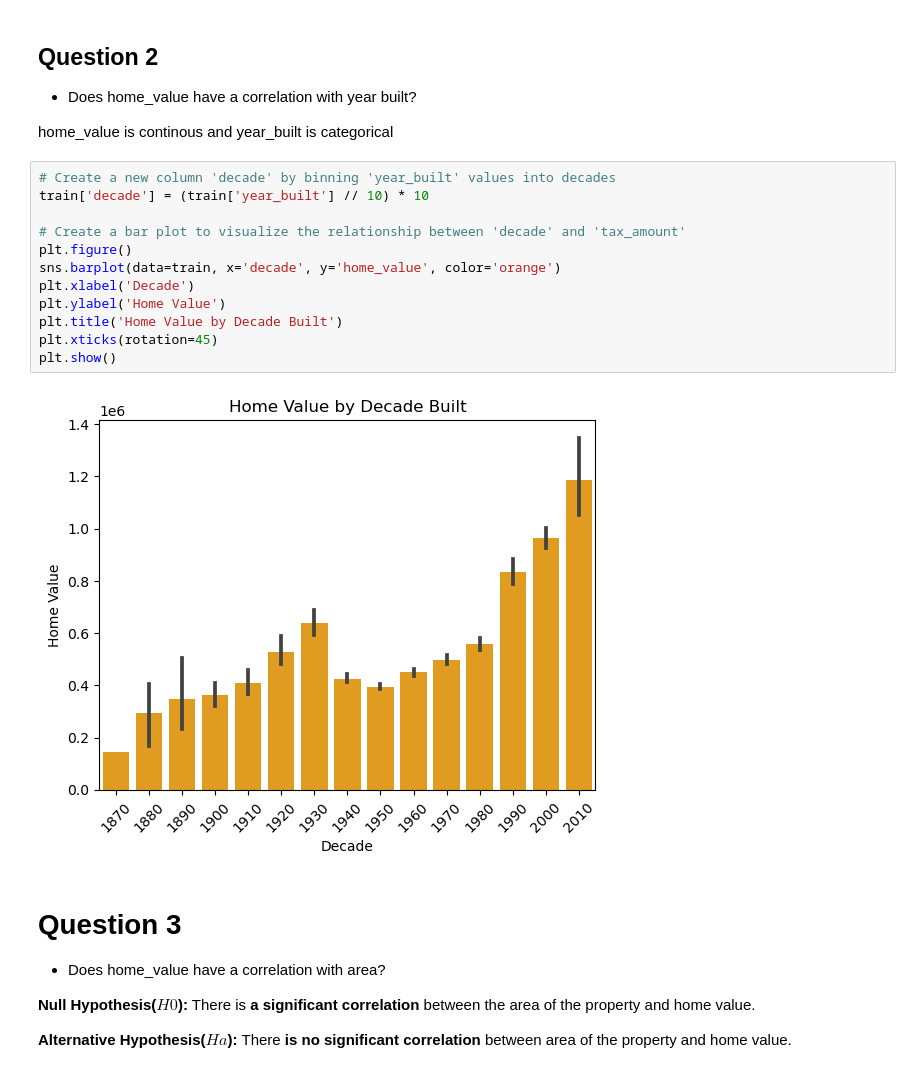
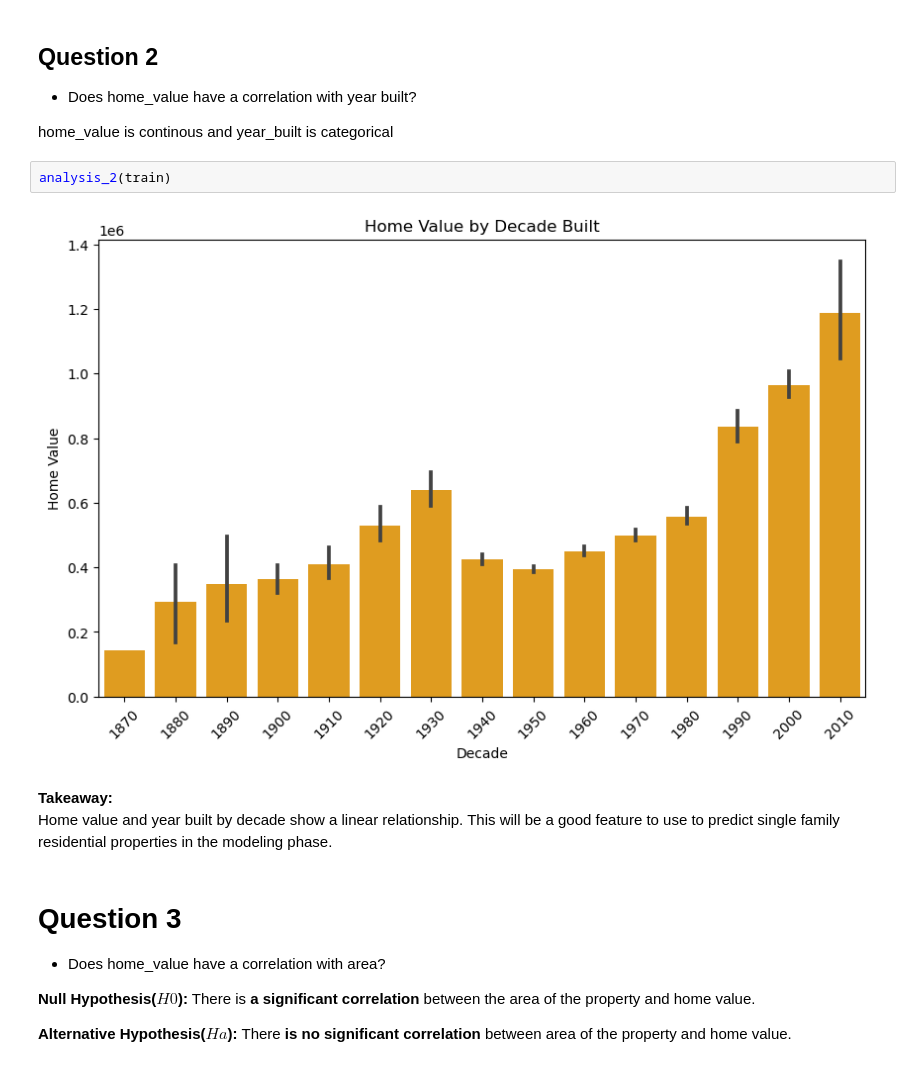
Before and after one commit to Marc-Aradillas/zillow_project, a Jupyter notebook: mvp-2.ipynb, the cells around one changed output. Cells and saved outputs as stored; diff of their text form.

```diff
--- a/mvp-2.ipynb
+++ b/mvp-2.ipynb
@@ -132,20 +71,13 @@ bedrooms clearly have a relationship that appears linear. This will be a good fe
 * Does home_value have a correlation with year built?
 
 home_value is continous and year_built is categorical
-# %%
-# Create a new column 'decade' by binning 'year_built' values into decades
-train['decade'] = (train['year_built'] // 10) * 10
-
-# Create a bar plot to visualize the relationship between 'decade' and 'tax_amount'
-plt.figure()
-sns.barplot(data=train, x='decade', y='home_value', color='orange')
-plt.xlabel('Decade')
-plt.ylabel('Home Value')
-plt.title('Home Value by Decade Built')
-plt.xticks(rotation=45)
-plt.show()
-# %% [output]
-[figure, removed]
+# %%
+analysis_2(train)
+# %% [output]
+[figure, added]
+# %% [markdown]
+**Takeaway:**
+Home value and year built by decade show a linear relationship. This will be a good feature to use to predict single family residential properties in the modeling phase.
 # %% [markdown]
 # Question 3
 
```
Also changed, not shown: parts of 65 cells of this notebook, 6 other files.
